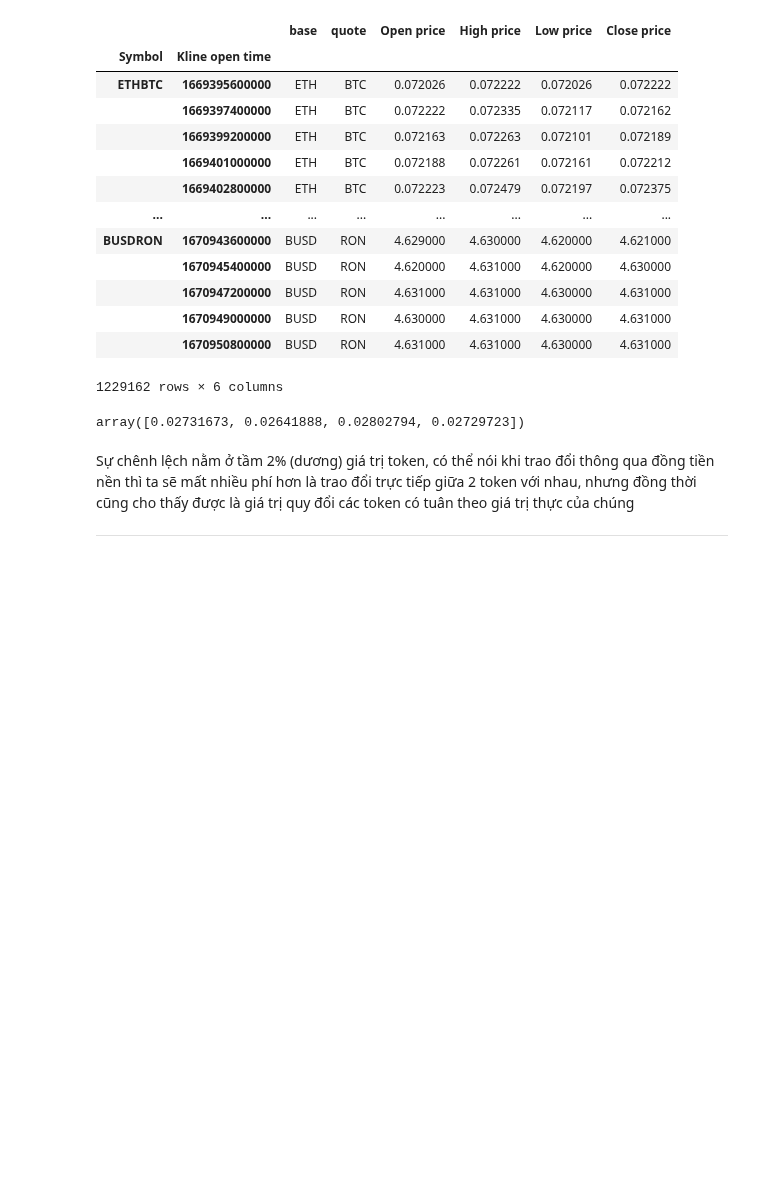
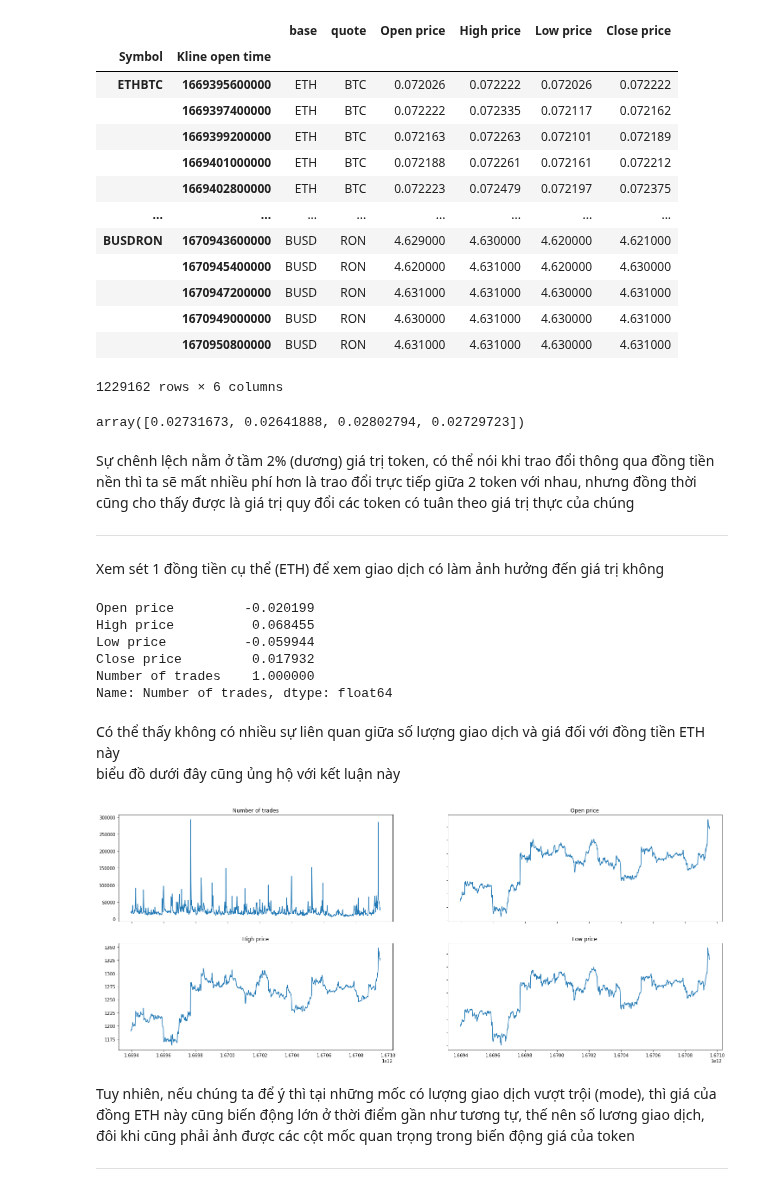
Before and after one commit to nhatruong1009/CryptoPrediction, a Jupyter notebook: src/Q_TNT.ipynb, the cells around one changed output. Drawn from its saved outputs; the diff is of its cells as text; code cells hidden in the pictures; blank space fills up the shorter version.

Commit message:
trade and price

```diff
--- a/src/Q_TNT.ipynb
+++ b/src/Q_TNT.ipynb
@@ -104,3 +104,37 @@ array([0.02731673, 0.02641888, 0.02802794, 0.02729723])
 Sự chênh lệch nằm ở tầm 2% (dương) giá trị token, có thể nói khi trao đổi thông qua đồng tiền nền thì ta sẽ mất nhiều phí hơn là trao đổi trực tiếp giữa 2 token với nhau, nhưng đồng thời cũng cho thấy được là giá trị quy đổi các token có tuân theo giá trị thực của chúng
 
 ------
+# %% [markdown]
+Xem sét 1 đồng tiền cụ thể (ETH) để xem giao dịch có làm ảnh hưởng đến giá trị không
+# %%
+#tong so luong giao dich co lien quan den dong ETH theo thoi gian
+ETH_price_trade =pandas.concat( [GetPrice('ETH'), data[(data.base == 'ETH' )|(data.quote == 'ETH')].groupby("Kline open time").sum()[["Number of trades"]]],axis = 1)
+ETH_price_trade.corr()["Number of trades"]
+# %% [output]
+Open price         -0.020199
+High price          0.068455
+Low price          -0.059944
+Close price         0.017932
+Number of trades    1.000000
+Name: Number of trades, dtype: float64
+# %% [markdown]
+Có thể thấy không có nhiều sự liên quan giữa số lượng giao dịch và giá đối với đồng tiền ETH này <br>
+biểu đồ dưới đây cũng ủng hộ với kết luận này
+# %%
+fig, axs = plt.subplots(2, 2,figsize=(25, 10))
+axs[0, 0].plot(ETH_price_trade["Number of trades"])
+axs[0, 0].set_title('Number of trades')
+axs[0, 1].plot(ETH_price_trade["Open price"])
+axs[0, 1].set_title('Open price')
+axs[1, 0].plot(ETH_price_trade["High price"])
+axs[1, 0].set_title('High price')
+axs[1, 1].plot(ETH_price_trade["Low price"])
+axs[1, 1].set_title('Low price')
+# Hide x labels and tick labels for top plots and y ticks for right plots.
+for ax in axs.flat:
+    ax.label_outer()
+# %% [output]
+[figure, added]
+# %% [markdown]
+Tuy nhiên, nếu chúng ta để ý thì tại những mốc có lượng giao dịch vượt trội (mode), thì giá của đồng ETH này cũng biến động lớn ở thời điểm gần như tương tự, thế nên số lương giao dịch, đôi khi cũng phải ảnh được các cột mốc quan trọng trong biến động giá của token
+____
```
